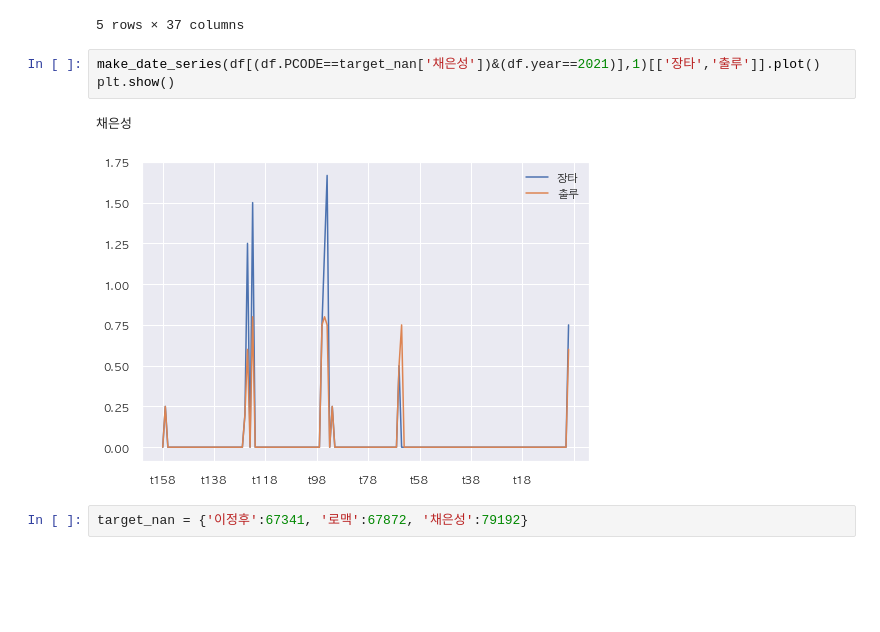
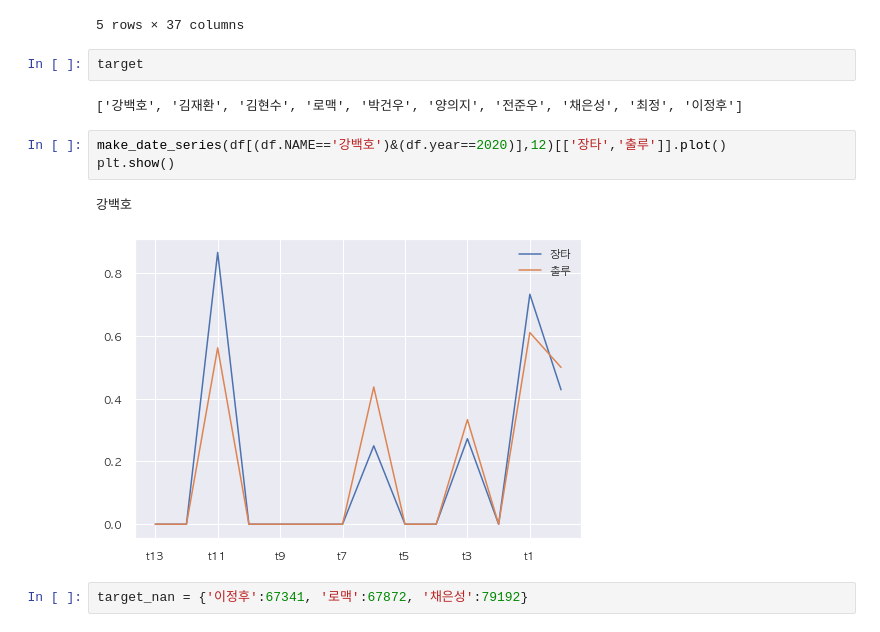
Before and after one commit to Hail-cali/DAdejus_bigcon_2021, a Jupyter notebook: preprocess/lstm_data.ipynb, the cells around one changed output. Drawn from its saved outputs; the diff is of its cells as text; blank space fills up the shorter version.

```diff
--- a/preprocess/lstm_data.ipynb
+++ b/preprocess/lstm_data.ipynb
@@ -171,12 +173,16 @@ df.head()
 | 3 | 정훈 | 508 | @LG | W | 4:2 | 5 | PH | 0 | 1 | 0 | ... | ... |
 | 4 | 정훈 | 510 | @LG | W | 7:2 | 9 | PH | 0 | 1 | 0 | ... | ... |
 5 rows × 37 columns
+# %%
+target
+# %% [output]
+['강백호', '김재환', '김현수', '로맥', '박건우', '양의지', '전준우', '채은성', '최정', '이정후']
 # %%
-make_date_series(df[(df.PCODE==target_nan['채은성'])&(df.year==2021)],1)[['장타','출루']].plot()
+make_date_series(df[(df.NAME=='강백호')&(df.year==2020)],12)[['장타','출루']].plot()
 plt.show()
 # %% [output]
-채은성
+강백호
-[figure, old version]
+[figure, new version]
 # %%
 target_nan = {'이정후':67341, '로맥':67872, '채은성':79192}
 # %%
```
Also changed, not shown: parts of 7 cells of this notebook, 33 other files.
